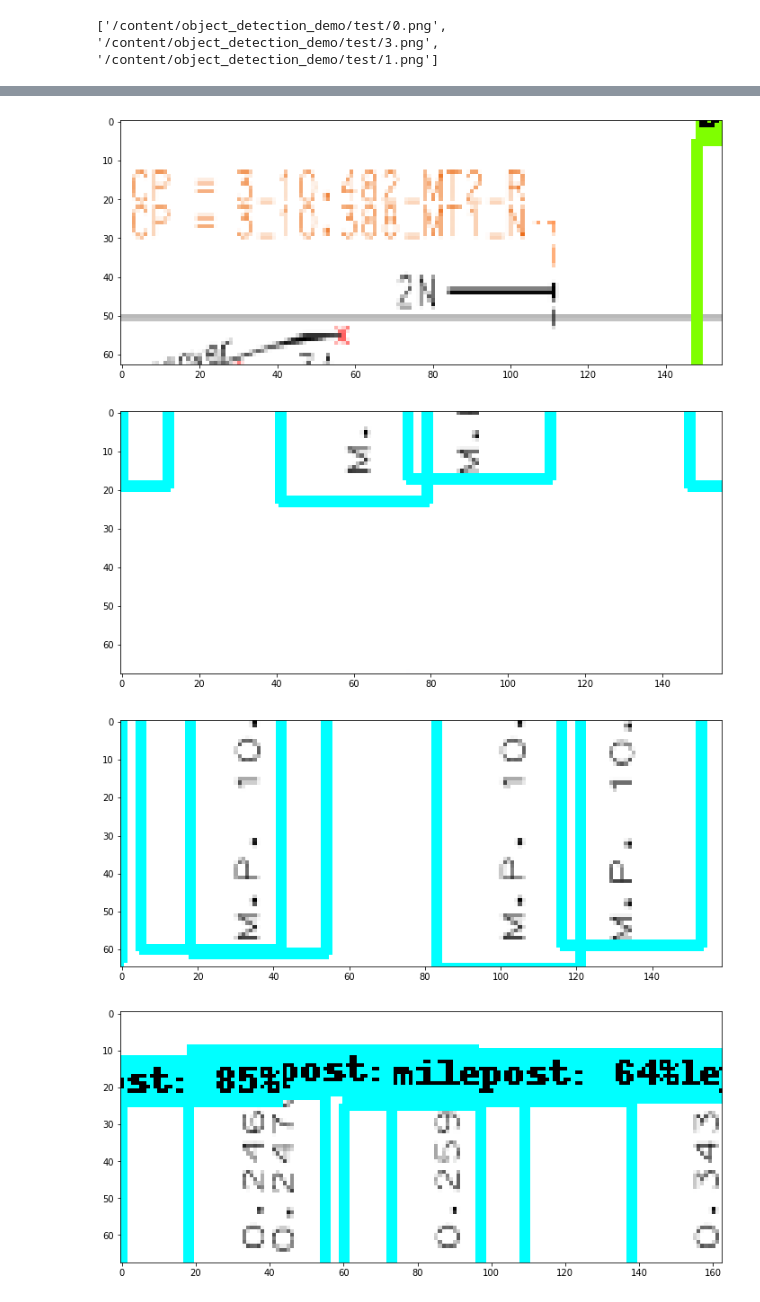
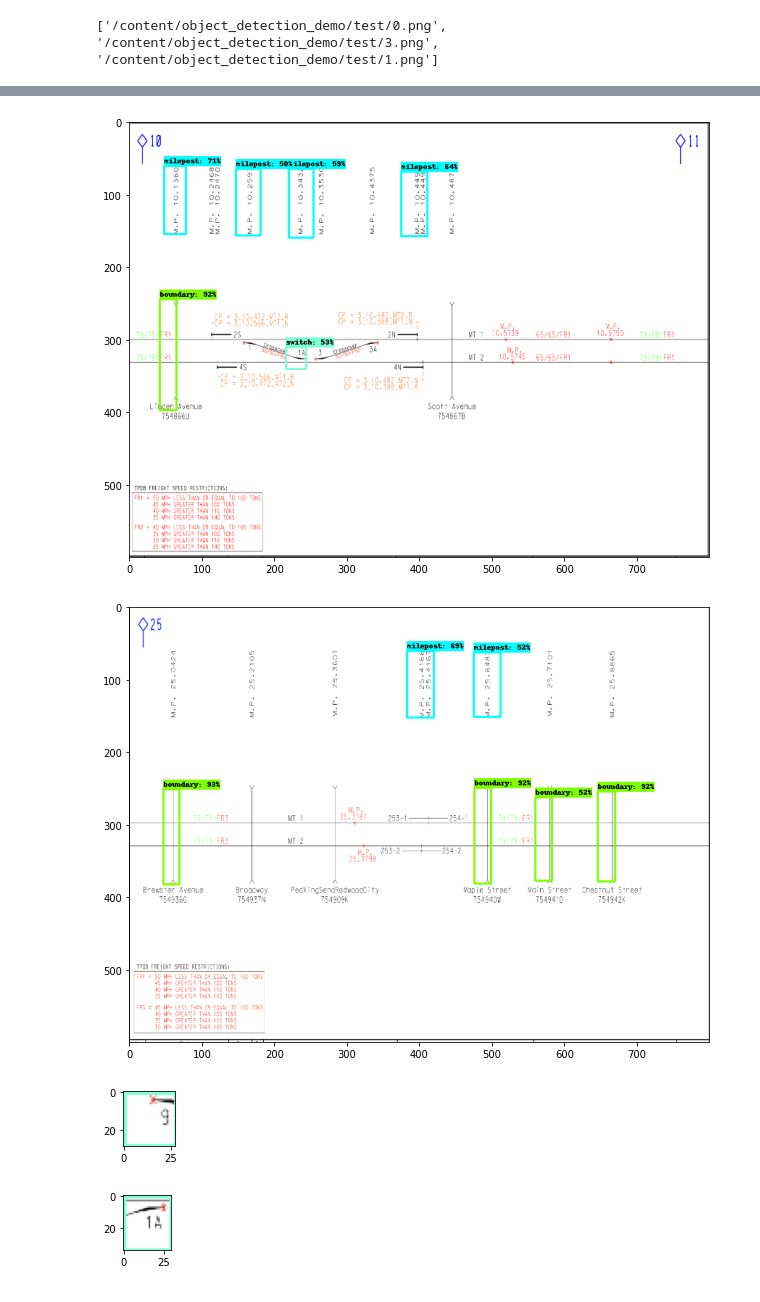
Before and after one commit to aiflow-tech/object_detection_demo, a Jupyter notebook: tensorflow_object_detection_training_colab.ipynb, the cells around one changed output, grey strips where cells are left out. Saved outputs shown, nothing was run; the diff lists cells and outputs as text; code cells hidden in the pictures.

```diff
--- a/tensorflow_object_detection_training_colab.ipynb
+++ b/tensorflow_object_detection_training_colab.ipynb
@@ -483,6 +508,9 @@ import six.moves.urllib as urllib
 import sys
 import tarfile
 import tensorflow as tf
+import pytesseract
+from pytesseract import Output
+import shutil
 import cv2
 import zipfile
 
@@ -527,6 +555,14 @@ def load_image_into_numpy_array(image):
 
 # Size, in inches, of the output images.
 IMAGE_SIZE = (12, 8)
+
+#thresholding
+def thresholding(image):
+    return cv2.threshold(image, 60, 255, cv2.THRESH_BINARY)
+
+# get grayscale image
+def get_grayscale(image):
+    return cv2.cvtColor(image, cv2.COLOR_BGR2GRAY)
 
 
 def run_inference_for_single_image(image, graph):
@@ -607,33 +643,61 @@ for image_path in TEST_IMAGE_PATHS:
     scores = np.squeeze(output_dict['detection_scores'])
     classes = np.squeeze(output_dict['detection_classes'])
     #set a min thresh score, say 0.8
-    min_score_thresh = 0.8
+    min_score_thresh = 0.6
     bboxes = boxes[scores > min_score_thresh]
     d_classes = classes[scores > min_score_thresh]
+    switch_boxes = bboxes[d_classes == 3]
     milepost_boxes = bboxes[d_classes == 2]
+
     #get image size
     im_width, im_height = image.size
+    print(image_np.shape)
+    print(image.size)
     final_box = []
     for box in bboxes:
         ymin, xmin, ymax, xmax = box
         final_box.append([xmin * im_width, xmax * im_width, ymin * im_height, ymax * im_height])
     #print(final_box)
 
+    sw_box = []
+    for box in switch_boxes:
+        ymin, xmin, ymax, xmax = box
+        sw_box.append([xmin * im_width, xmax * im_width, ymin * im_height, ymax * im_height])
+
     m_box = []
     for box in milepost_boxes:
         ymin, xmin, ymax, xmax = box
         m_box.append([xmin * im_width, xmax * im_width, ymin * im_height, ymax * im_height])
 
-    for box in m_box:
+    for box in sw_box:
       ymin, xmin, ymax, xmax = box
       y,h,x,w =  np.int64(ymin), np.int64(ymax),np.int64(xmin), np.int64(xmax)
       print(y,h,x,w)
       print(ymin,xmin)
-      crop_img = image_np[y:y+h, x:x+w]
-      plt.figure(figsize=IMAGE_SIZE)
+      crop_img = image_np[h:w,y:x]
+      plt.figure(figsize=(1,1))
+      #print(pytesseract.image_to_string((crop_img)))
       plt.imshow(crop_img)
+      for b in m_box:
+          ymin, xmin, ymax, xmax = b
+          a,b,c,d = np.int64(ymin), np.int64(ymax),np.int64(xmin), np.int64(xmax)
+          val = (y+x)/2
+          if(a<val and val<c ):
+             crop_ml = image_np[b:d,a:c]
+             r_img = cv2.rotate(crop_ml, cv2.ROTATE_90_CLOCKWISE)
+             plt.figure(figsize=(3,6))
+             gray = cv2.cvtColor(r_img,cv2.COLOR_RGB2GRAY)
+             kernel = np.ones((3,3),np.uint8)
+             im = np.array(gray * 255, dtype = np.uint8)
+             (thresh, gray) = cv2.threshold(gray, 40, 255, cv2.THRESH_BINARY | cv2.THRESH_OTSU)
+             #opened = cv2.dilate(thresh, kernel, iterations = 1)
+             custom_config = r'--oem 3 --psm 6'
+             img = Image.fromarray(gray)
+             print(pytesseract.image_to_string(img, config=custom_config))
+             plt.imshow(img,cmap='gray')
 
 
+    #print(category_index)
     print(d_classes)
     print(m_box)
     plt.figure(figsize=IMAGE_SIZE)
@@ -659,4 +723,4 @@ for image_path in TEST_IMAGE_PATHS:
-[figure, old version]
+[figure, new version]
-[figure, old version]
+[figure, new version]
-[figure, old version]
+[figure, new version]
-[figure, old version]
+[figure, new version]
```
Also changed, not shown: parts of 13 cells of this notebook, 3 other files.
